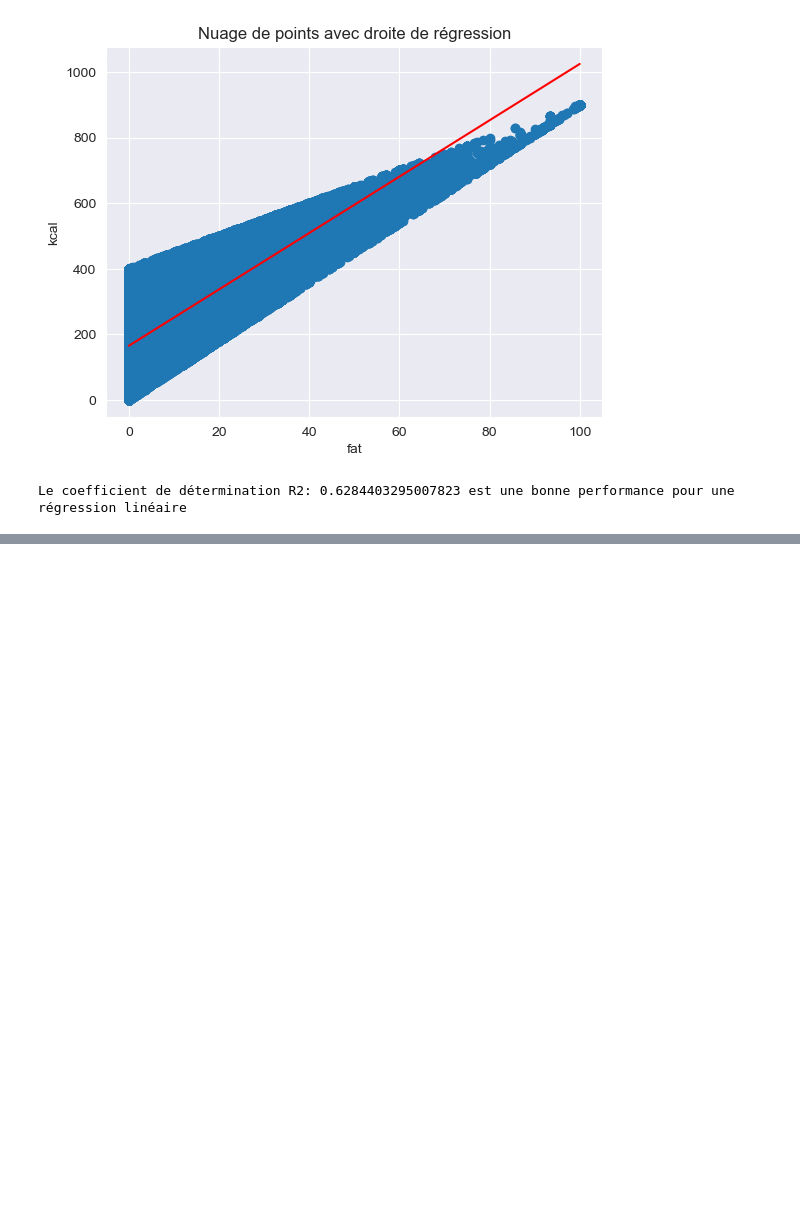
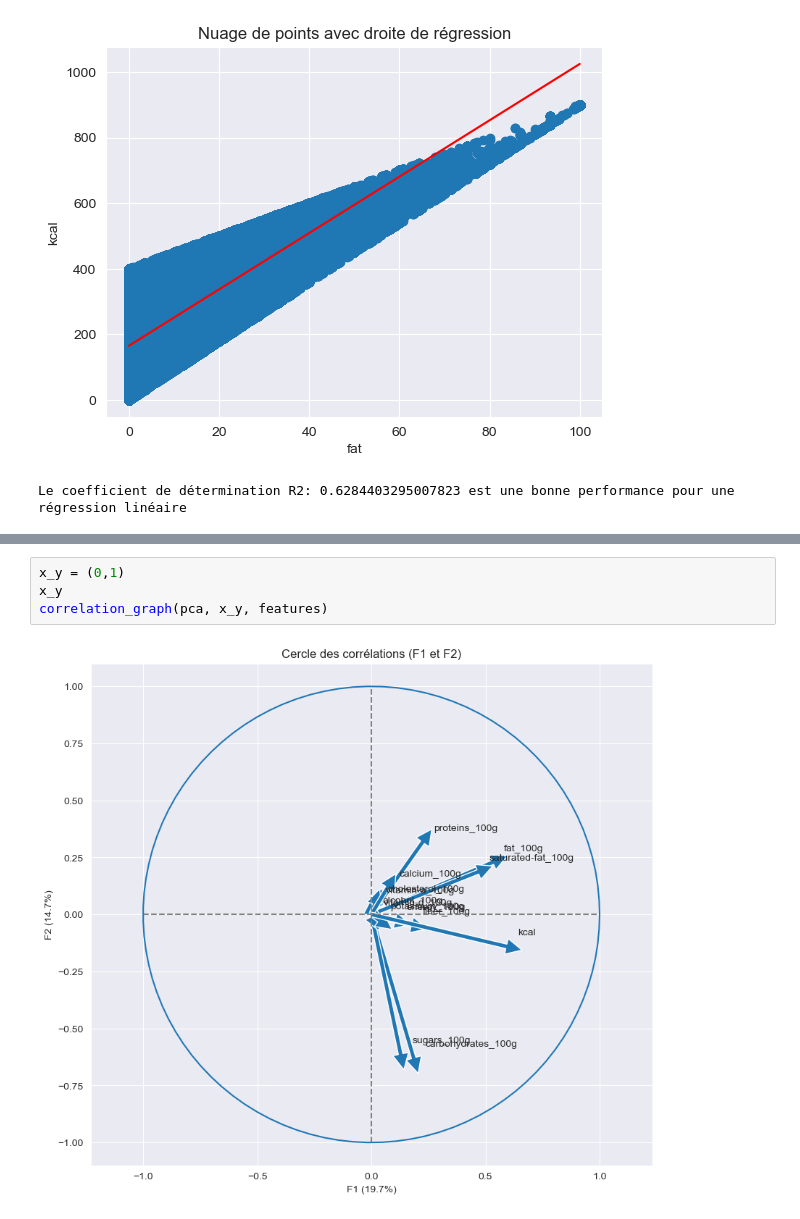
Before and after one commit to BinaryLost/machine_learning_projects, a Jupyter notebook: projet_2/livrable/Moriggi_Stephane_2_notebook_exploration_260123.ipynb, the cells around one changed output, grey strips where cells are left out. Saved outputs shown, nothing was run; the diff lists cells and outputs as text; blank space fills up the shorter version.

```diff
--- a/projet_2/analyse.ipynb
+++ b/projet_2/livrable/Moriggi_Stephane_2_notebook_exploration_260123.ipynb
@@ -285,0 +527,6 @@ Le coefficient de détermination R2: 0.6284403295007823 est une bonne performanc
+# %%
+x_y = (0,1)
+x_y
+correlation_graph(pca, x_y, features)
+# %% [output]
+[figure, added]
```
Also changed, not shown: parts of 27 cells of this notebook, 4 other files.
